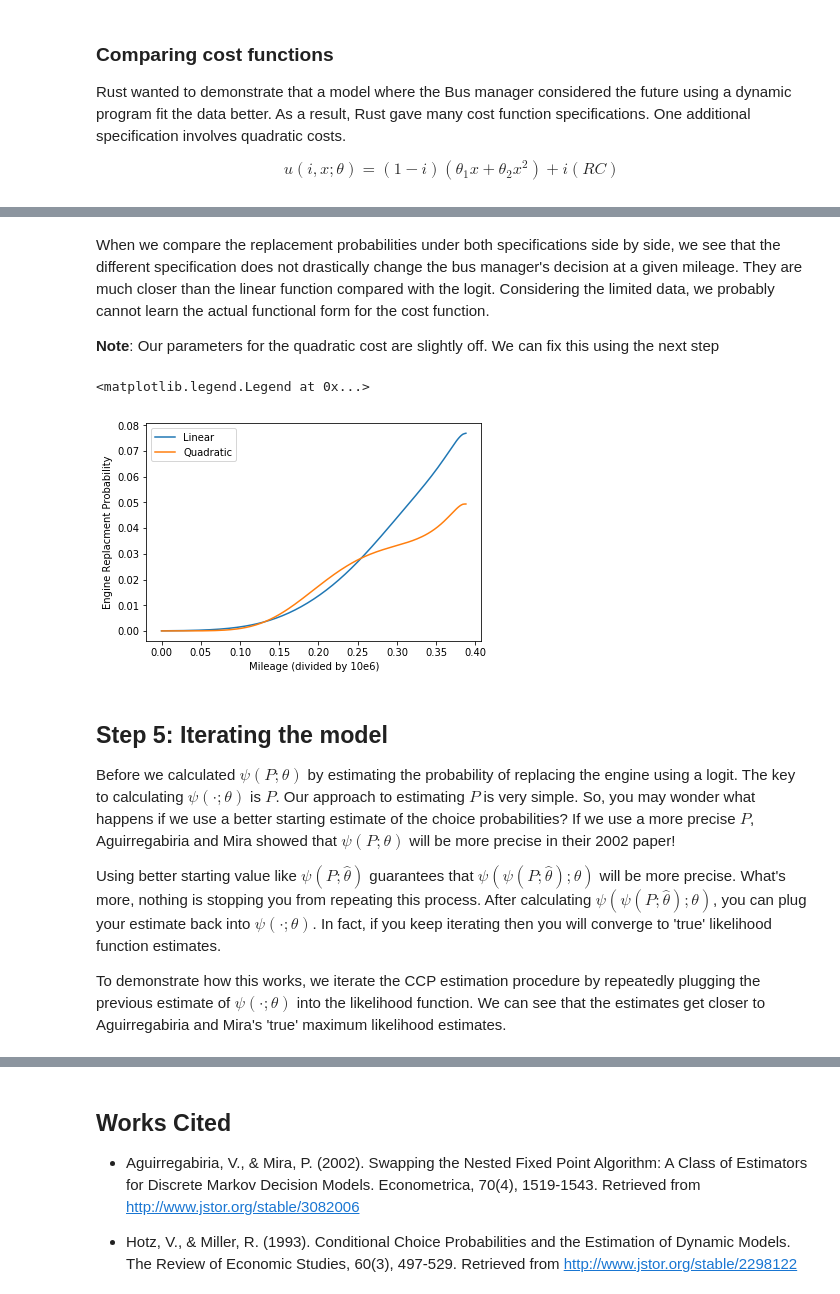
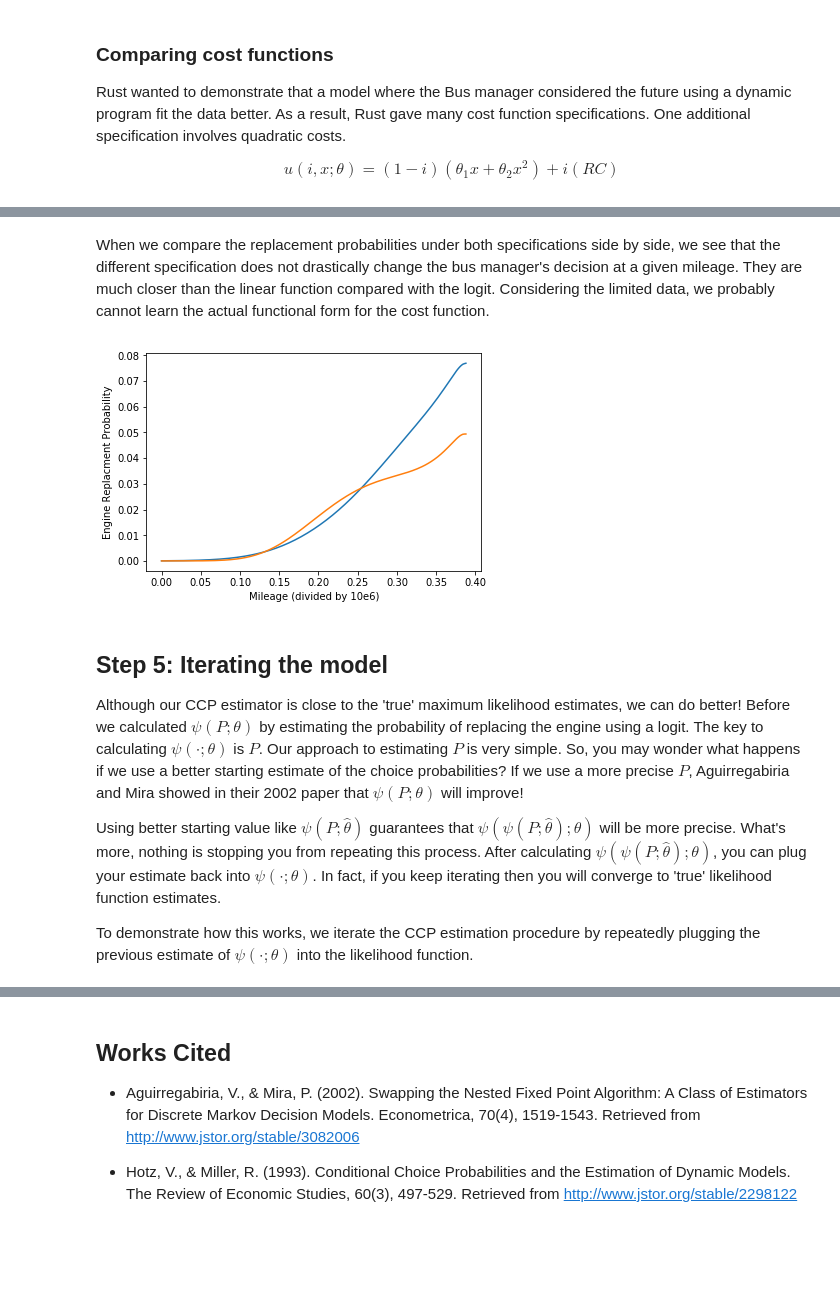
Before and after one commit to ericschulman/struct, a Jupyter notebook: hw4_io/Rust.ipynb, the cells around one changed output, grey strips where cells are left out. Saved outputs shown, nothing was run; the diff lists cells and outputs as text; code cells hidden in the pictures; blank space fills up the shorter version.

```diff
--- a/hw4_io/Rust.ipynb
+++ b/hw4_io/Rust.ipynb
@@ -401,13 +404,13 @@ For the sake of comparrison, we graph the choice probabilities predicted by the
 #set up plot of both value functions
 fig = plt.figure()
 p_linear = hm_prob(linear_model.results.params, linear_model.cost, linear_model.pr_obs, linear_model.trans)
-p_linear = p_linear
 
-#make a plot of both value functions
+#make a plot of both replacement prs
 plt.ylabel('Engine Replacment Probability')
 plt.xlabel('Mileage (divided by 10e6)')
 plt.plot(STATES,p_linear,label='Linear')
 plt.plot(STATES, PR_OBS, label='Logit')
 
 plt.legend()
+plt.show()
 # %% [output]
@@ -443,29 +445,25 @@ R            -15.1591      3.242     -4.675      0.000     -21.514      -8.804
 ==============================================================================
 # %% [markdown]
 When we compare the replacement probabilities under both specifications side by side, we see that the different specification does not drastically change the bus manager's decision at a given mileage. They are much closer than the linear function compared with the logit. Considering the limited data, we probably cannot learn the actual functional form for the cost function.
-
-**Note**: Our parameters for the quadratic cost are slightly off. We can fix this using the next step
 # %%
 #set up plot of both value functions
 fig = plt.figure()
 p_quad = hm_prob(quad_model.results.params, quad_model.cost, quad_model.pr_obs, quad_model.trans)
-p_quad = p_quad
 
 #make a plot of both value functions
 plt.ylabel('Engine Replacment Probability')
 plt.xlabel('Mileage (divided by 10e6)')
 plt.plot(STATES,p_linear,label='Linear')
 plt.plot(STATES, p_quad, label='Quadratic')
 
-plt.legend()
+plt.show()
 # %% [output]
-<matplotlib.legend.Legend at 0x...>
-[figure, old version]
+[figure, new version]
 # %% [markdown]
 ## Step 5: Iterating the model
 
-Before we calculated $\psi(P;\theta)$ by estimating the probability of replacing the engine using a logit. The key to calculating  $\psi( \cdot ;\theta)$ is $P$. Our approach to estimating $P$ is very simple. So, you may wonder what happens if we use a better starting estimate of the choice probabilities? If we use a more precise $P$, Aguirregabiria and Mira showed that $\psi(P;\theta)$ will be more precise in their 2002 paper!
+Although our CCP estimator is close to the 'true' maximum likelihood estimates, we can do better! Before we calculated $\psi(P;\theta)$ by estimating the probability of replacing the engine using a logit. The key to calculating  $\psi( \cdot ;\theta)$ is $P$. Our approach to estimating $P$ is very simple. So, you may wonder what happens if we use a better starting estimate of the choice probabilities? If we use a more precise $P$, Aguirregabiria and Mira showed in their 2002 paper that $\psi(P;\theta)$ will improve!
 
 Using better starting value like $\psi(P;\hat{\theta})$ guarantees that $\psi( \psi(P;\hat{\theta}); \theta)$ will be more precise. What's more, nothing is stopping you from repeating this process. After calculating $\psi( \psi(P;\hat{\theta}); \theta)$, you can plug your estimate back into $\psi( \cdot ; \theta)$. In fact, if you keep iterating then you will converge to 'true' likelihood function estimates.
 
-To demonstrate how this works, we iterate the CCP estimation procedure by repeatedly plugging the previous estimate of $\psi( \cdot ; \theta)$ into the likelihood function. We can see that the estimates get closer to Aguirregabiria and Mira's 'true' maximum likelihood estimates.
+To demonstrate how this works, we iterate the CCP estimation procedure by repeatedly plugging the previous estimate of $\psi( \cdot ; \theta)$ into the likelihood function.
```
Also changed, not shown: parts of 19 cells of this notebook.
